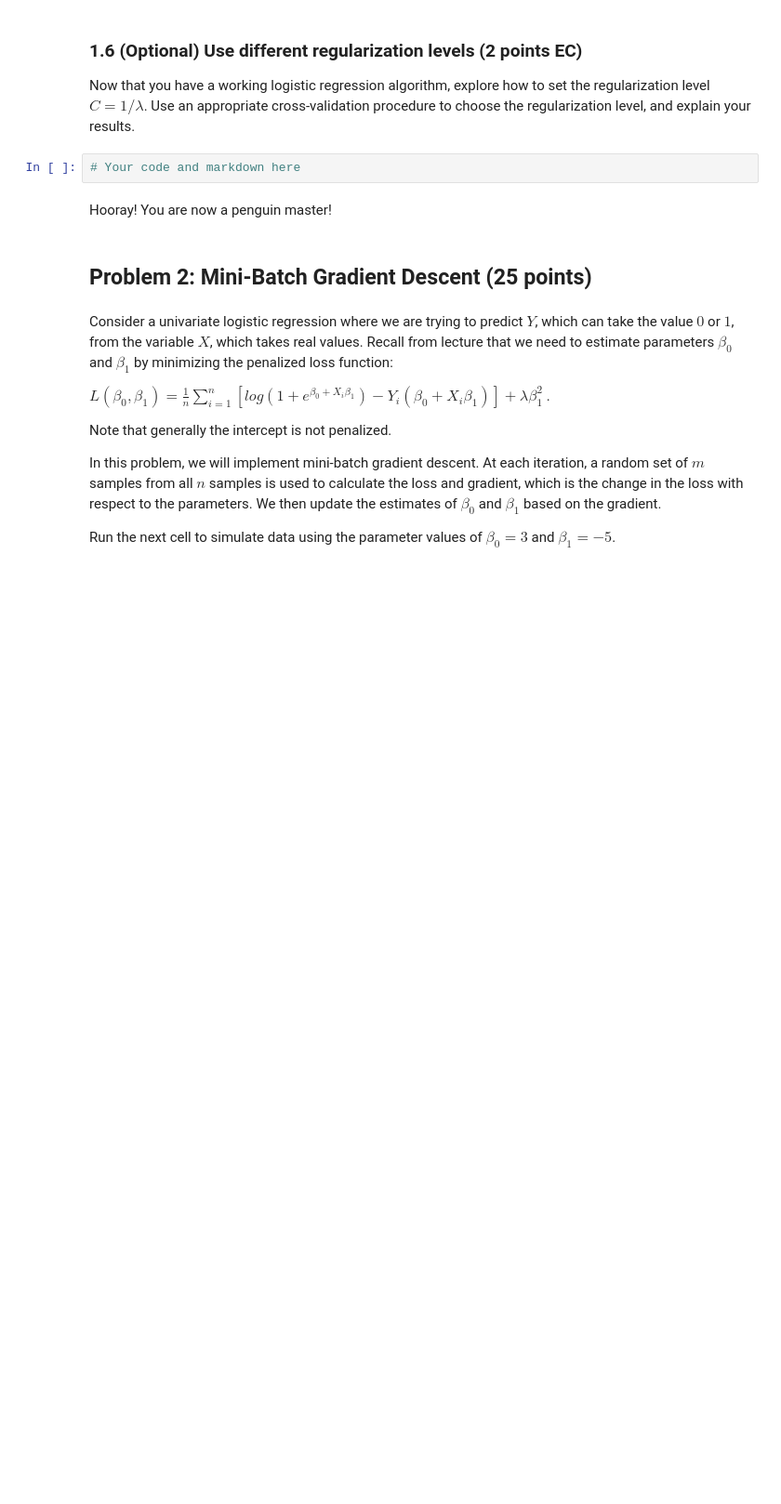
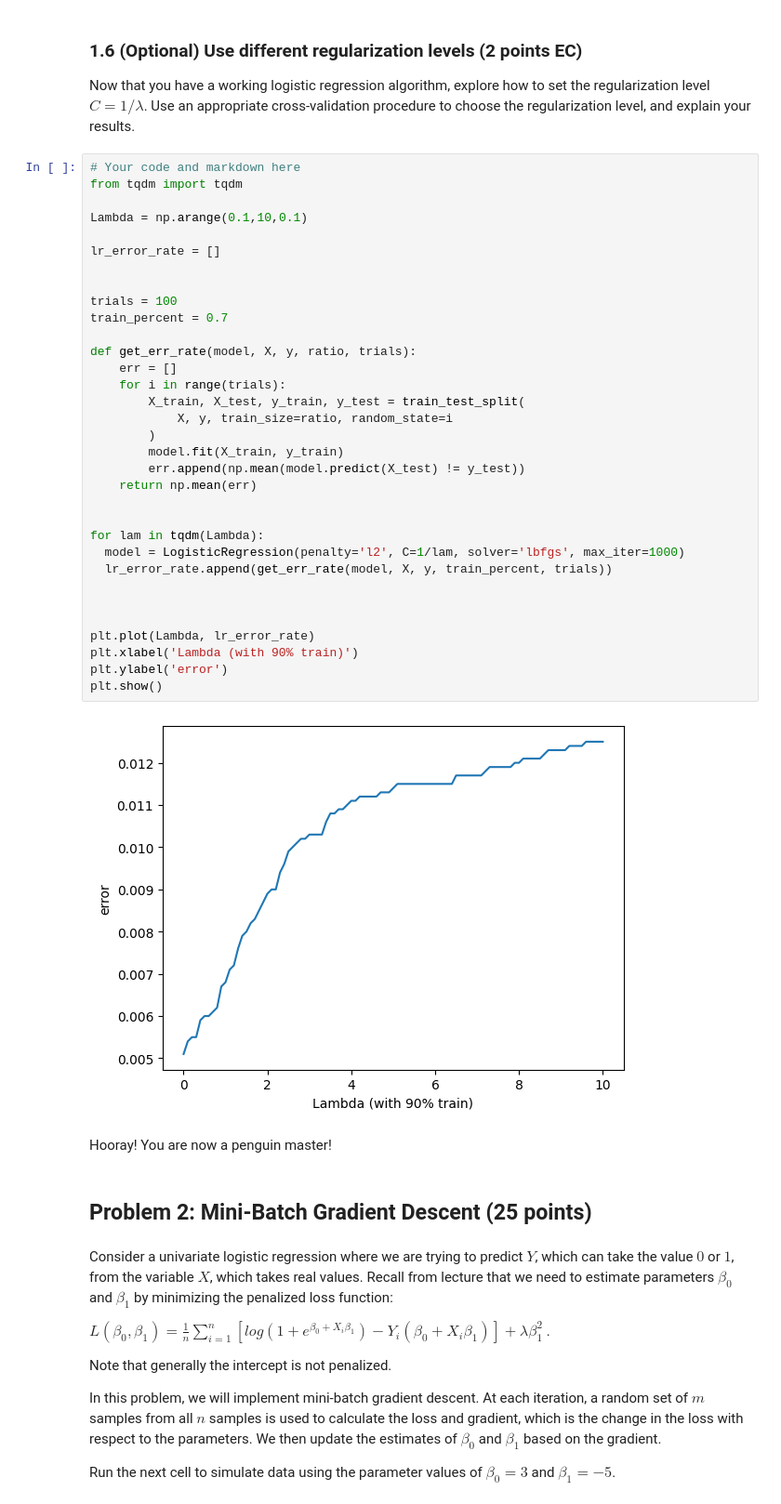
Before and after one commit to yuhanqianns94/Intro-to-ML, a Jupyter notebook: assignments/assn2/assn2.ipynb, the cells around one changed output. Shown at 93% size. Cells and saved outputs as stored; diff of their text form; blank space fills up the shorter version.

```diff
--- a/assignments/assn2/assn2.ipynb
+++ b/assignments/assn2/assn2.ipynb
@@ -360,6 +336,39 @@ plot_decision_boundaries(X[[min_key[0],min_key[1]]],y,lr,err_rate[min_key])
 Now that you have a working logistic regression algorithm, explore how to set the regularization level $C=1/\lambda$. Use an appropriate cross-validation procedure to choose the regularization level, and explain your results.
 # %%
 # Your code and markdown here
+from tqdm import tqdm
+
+Lambda = np.arange(0.1,10,0.1)
+
+lr_error_rate = []
+
+
+trials = 100
+train_percent = 0.7
+
+def get_err_rate(model, X, y, ratio, trials):
+    err = []
+    for i in range(trials):
+        X_train, X_test, y_train, y_test = train_test_split(
+            X, y, train_size=ratio, random_state=i
+        )
+        model.fit(X_train, y_train)
+        err.append(np.mean(model.predict(X_test) != y_test))
+    return np.mean(err)
+
+
+for lam in tqdm(Lambda):
+  model = LogisticRegression(penalty='l2', C=1/lam, solver='lbfgs', max_iter=1000)
+  lr_error_rate.append(get_err_rate(model, X, y, train_percent, trials))
+
+
+
+plt.plot(Lambda, lr_error_rate)
+plt.xlabel('Lambda (with 90% train)')
+plt.ylabel('error')
+plt.show()
+# %% [output]
+[figure, added]
 # %% [markdown]
 Hooray! You are now a penguin master!
 # %% [markdown]
```
Also changed, not shown: parts of 4 cells of this notebook.
